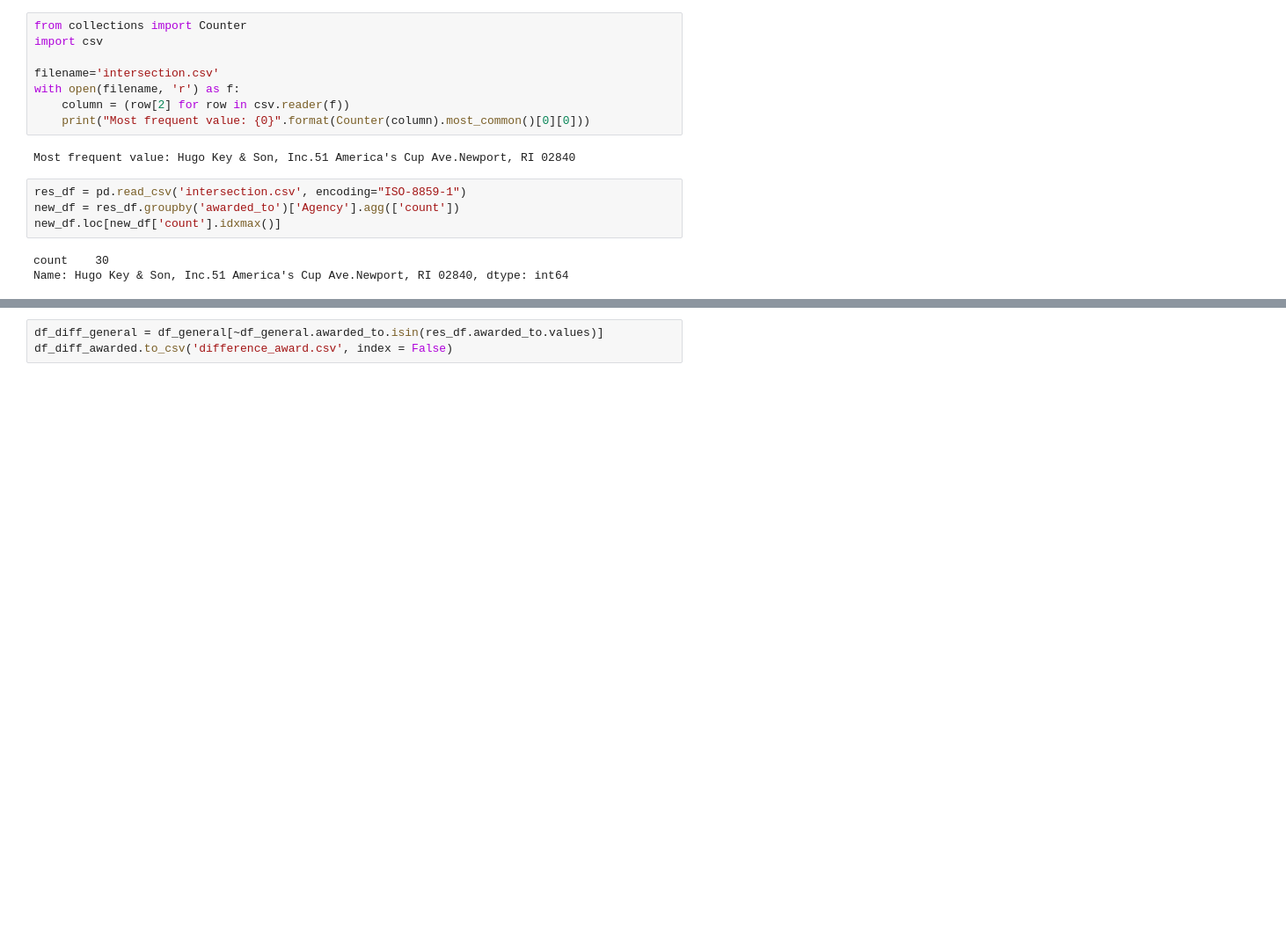
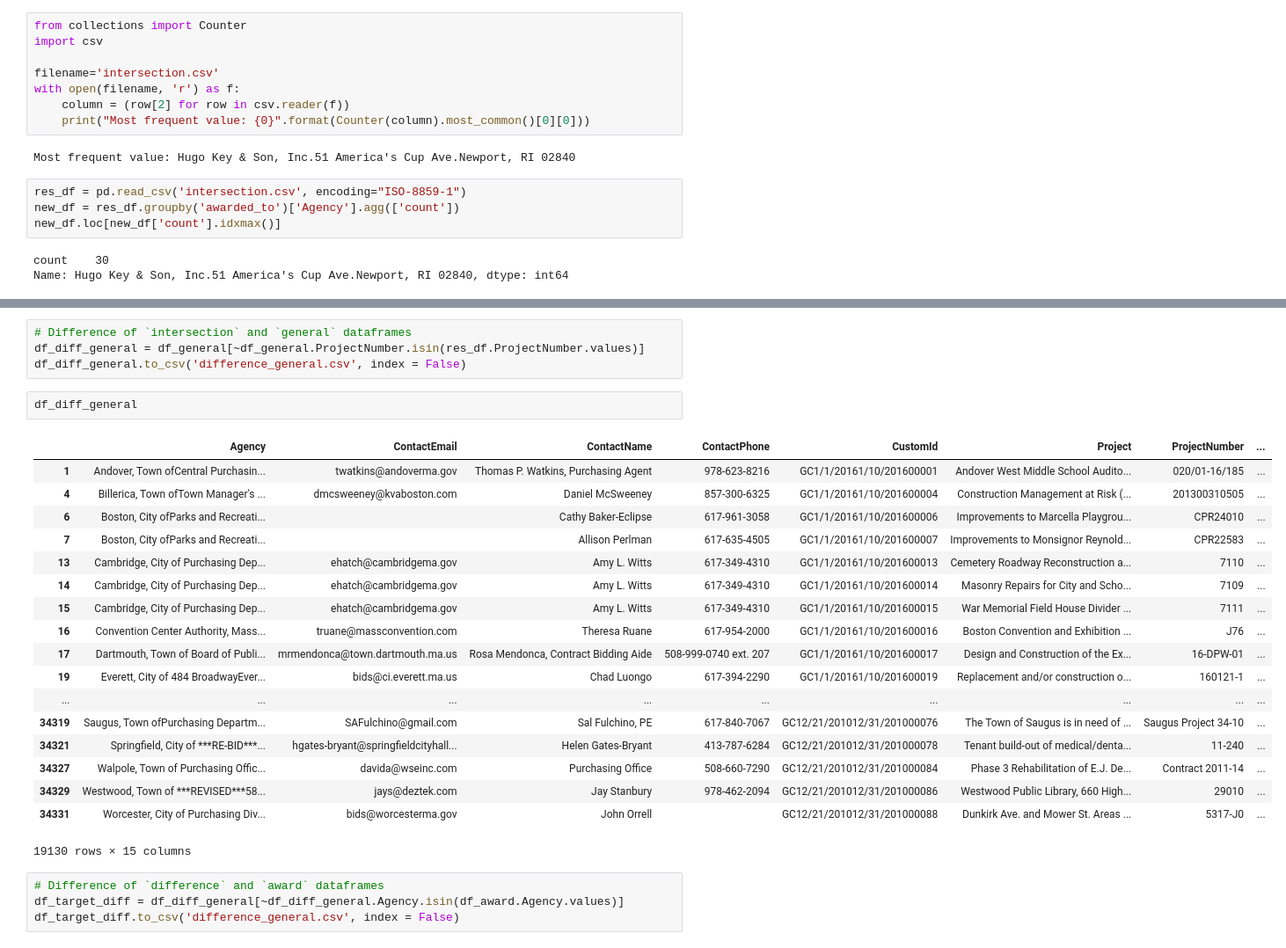
Before and after one commit to MASSInvestigators/CRAB-data-analysis, a Jupyter notebook: Untitled.ipynb, the cells around one changed output, grey strips where cells are left out. Shown at 88% size. Cells and saved outputs as stored; diff of their text form; blank space fills up the shorter version.

```diff
--- a/Untitled.ipynb
+++ b/Untitled.ipynb
@@ -110,3 +109,29 @@ df_diff_awarded
 # %%
-df_diff_general = df_general[~df_general.awarded_to.isin(res_df.awarded_to.values)]
-df_diff_awarded.to_csv('difference_award.csv', index = False)
+# Difference of `intersection` and `general` dataframes
+df_diff_general = df_general[~df_general.ProjectNumber.isin(res_df.ProjectNumber.values)]
+df_diff_general.to_csv('difference_general.csv', index = False)
+# %%
+df_diff_general
+# %% [output]
+|  | Agency | ContactEmail | ContactName | ContactPhone | CustomId | Project | ProjectNumber | ... |
+| 1 | Andover, Town ofCentral Purchasin... | twatkins@andoverma.gov | Thomas P. Watkins, Purchasing Agent | 978-623-8216 | GC1/1/20161/10/201600001 | Andover West Middle School Audito... | 020/01-16/185 | ... |
+| 4 | Billerica, Town ofTown Manager's ... | dmcsweeney@kvaboston.com | Daniel McSweeney | 857-300-6325 | GC1/1/20161/10/201600004 | Construction Management at Risk (... | 201300310505 | ... |
+| 6 | Boston, City ofParks and Recreati... |  | Cathy Baker-Eclipse | 617-961-3058 | GC1/1/20161/10/201600006 | Improvements to Marcella Playgrou... | CPR24010 | ... |
+| 7 | Boston, City ofParks and Recreati... |  | Allison Perlman | 617-635-4505 | GC1/1/20161/10/201600007 | Improvements to Monsignor Reynold... | CPR22583 | ... |
+| 13 | Cambridge, City of Purchasing Dep... | ehatch@cambridgema.gov | Amy L. Witts | 617-349-4310 | GC1/1/20161/10/201600013 | Cemetery Roadway Reconstruction a... | 7110 | ... |
+| 14 | Cambridge, City of Purchasing Dep... | ehatch@cambridgema.gov | Amy L. Witts | 617-349-4310 | GC1/1/20161/10/201600014 | Masonry Repairs for City and Scho... | 7109 | ... |
+| 15 | Cambridge, City of Purchasing Dep... | ehatch@cambridgema.gov | Amy L. Witts | 617-349-4310 | GC1/1/20161/10/201600015 | War Memorial Field House Divider ... | 7111 | ... |
+| 16 | Convention Center Authority, Mass... | truane@massconvention.com | Theresa Ruane | 617-954-2000 | GC1/1/20161/10/201600016 | Boston Convention and Exhibition ... | J76 | ... |
+| 17 | Dartmouth, Town of Board of Publi... | mrmendonca@town.dartmouth.ma.us | Rosa Mendonca, Contract Bidding Aide | 508-999-0740 ext. 207 | GC1/1/20161/10/201600017 | Design and Construction of the Ex... | 16-DPW-01 | ... |
+| 19 | Everett, City of 484 BroadwayEver... | bids@ci.everett.ma.us | Chad Luongo | 617-394-2290 | GC1/1/20161/10/201600019 | Replacement and/or construction o... | 160121-1 | ... |
+| ... | ... | ... | ... | ... | ... | ... | ... | ... |
+| 34319 | Saugus, Town ofPurchasing Departm... | SAFulchino@gmail.com | Sal Fulchino, PE | 617-840-7067 | GC12/21/201012/31/201000076 | The Town of Saugus is in need of ... | Saugus Project 34-10 | ... |
+| 34321 | Springfield, City of ***RE-BID***... | hgates-bryant@springfieldcityhall... | Helen Gates-Bryant | 413-787-6284 | GC12/21/201012/31/201000078 | Tenant build-out of medical/denta... | 11-240 | ... |
+| 34327 | Walpole, Town of Purchasing Offic... | davida@wseinc.com | Purchasing Office | 508-660-7290 | GC12/21/201012/31/201000084 | Phase 3 Rehabilitation of E.J. De... | Contract 2011-14 | ... |
+| 34329 | Westwood, Town of ***REVISED***58... | jays@deztek.com | Jay Stanbury | 978-462-2094 | GC12/21/201012/31/201000086 | Westwood Public Library, 660 High... | 29010 | ... |
+| 34331 | Worcester, City of Purchasing Div... | bids@worcesterma.gov | John Orrell |  | GC12/21/201012/31/201000088 | Dunkirk Ave. and Mower St. Areas ... | 5317-J0 | ... |
+19130 rows × 15 columns
+# %%
+# Difference of `difference` and `award` dataframes
+df_target_diff = df_diff_general[~df_diff_general.Agency.isin(df_award.Agency.values)]
+df_target_diff.to_csv('difference_general.csv', index = False)
```
Also changed, not shown: parts of 5 cells of this notebook.
